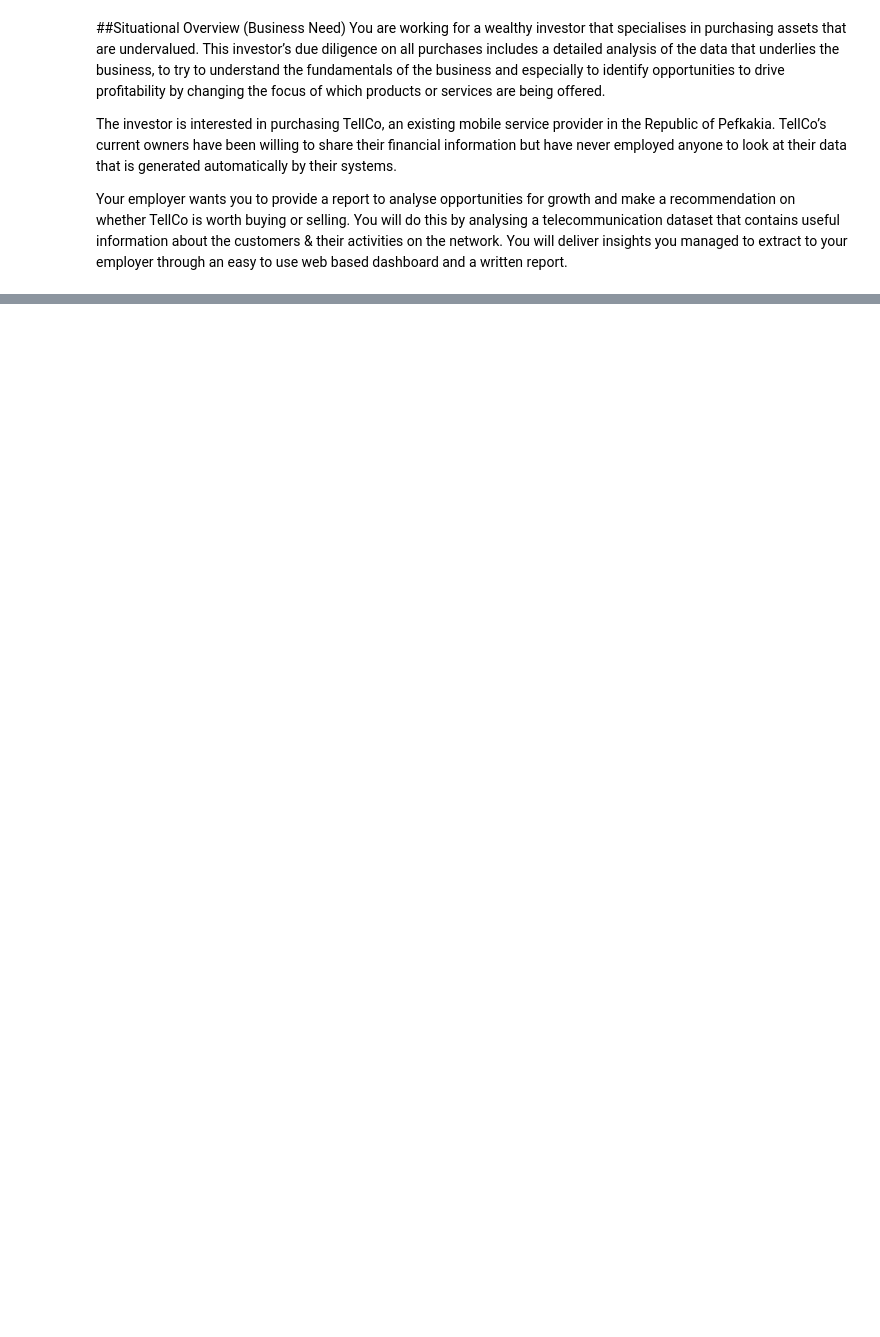
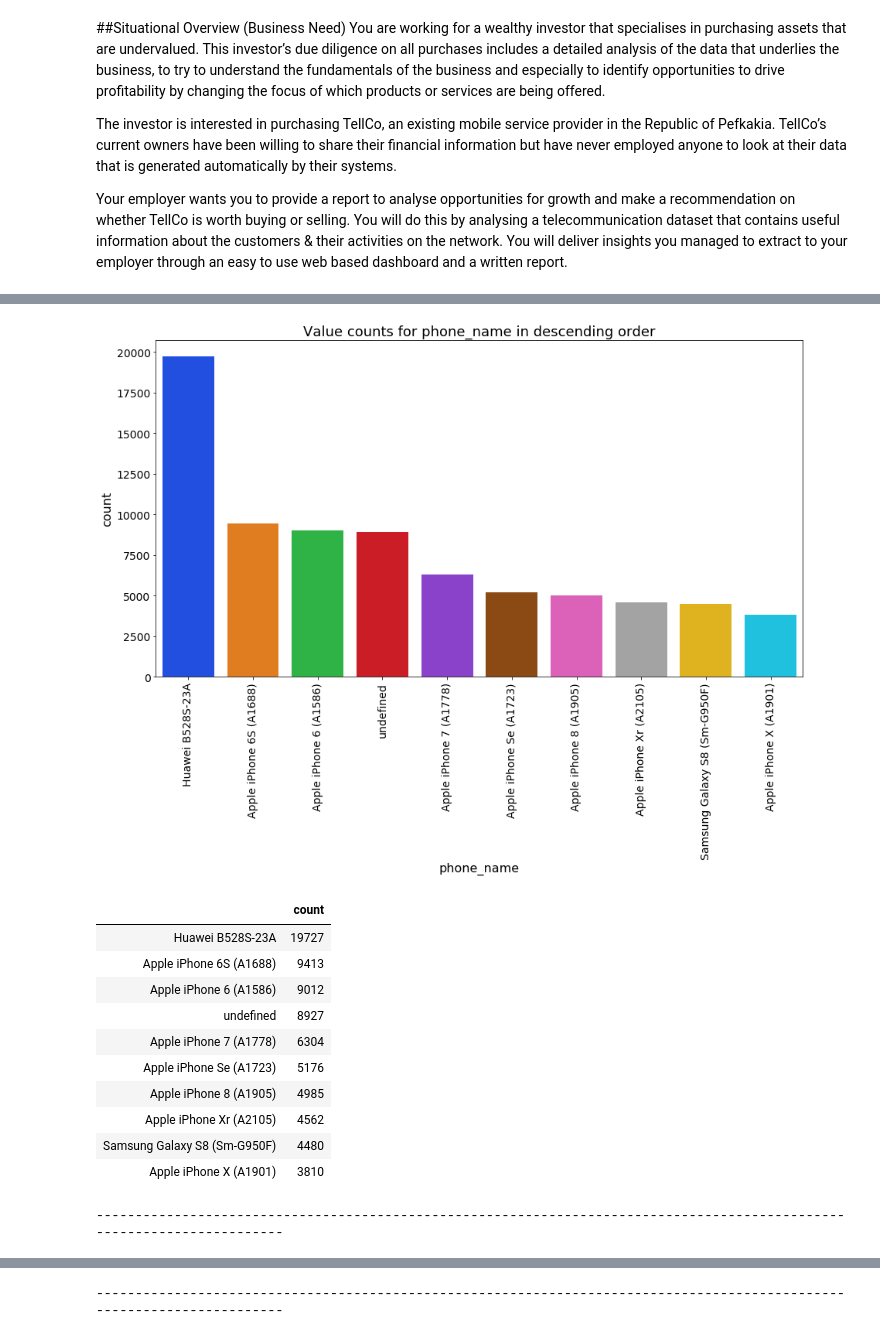
Before and after one commit to bwibokhaabi/Telecomms, a Jupyter notebook: notebooks/eda.ipynb, the cells around one changed output, grey strips where cells are left out. Cells and saved outputs as stored; diff of their text form; code cells hidden in the pictures; blank space fills up the shorter version.

```diff
--- a/notebooks/eda.ipynb
+++ b/notebooks/eda.ipynb
@@ -121,0 +137,55 @@ Name: phone_name, dtype: object
+# %%
+#barplot function for categorical data
+def categ_barplot(categ,x,y):
+    #set size of plot
+    if len(x) >= 10:
+        plt.figure(figsize=(15,8))
+    else:
+        plt.figure(figsize=(12,8))
+
+    #plot bar chart y against x
+    sns.barplot(x=x, y=y, palette = 'bright')
+
+    #prettify the chart
+    if len(x) >=10:
+        plt.xticks(rotation=90, fontsize = 14)
+    else:
+        plt.xticks(fontsize = 14)
+
+    plt.yticks(fontsize = 14)
+    plt.xlabel(categ, fontsize = 16)
+    plt.ylabel('count', fontsize = 16)
+    plt.title('Value counts for ' + categ + ' in descending order', fontsize = 18)
+    plt.show()
+# %%
+categ_count = ['phone_name','phone_company']
+
+
+
+#plot bar graphs for all categorical variable distributions
+for categ in categ_count:
+    #plot only up to Top 10
+    df_top10 = df[categ].value_counts()[:10]
+    x = df_top10.index.values.tolist()
+    y = df_top10.values.tolist()
+    categ_barplot(categ,x,y)
+
+    #prettify and display table values as well
+    df_top10 = pd.DataFrame(df_top10)
+    df_top10.columns = ['count']
+    display(df_top10)
+    print('-'*120)
+# %% [output]
+[figure, added]
+|  | count |
+| Huawei B528S-23A | 19727 |
+| Apple iPhone 6S (A1688) | 9413 |
+| Apple iPhone 6 (A1586) | 9012 |
+| undefined | 8927 |
+| Apple iPhone 7 (A1778) | 6304 |
+| Apple iPhone Se (A1723) | 5176 |
+| Apple iPhone 8 (A1905) | 4985 |
+| Apple iPhone Xr (A2105) | 4562 |
+| Samsung Galaxy S8 (Sm-G950F) | 4480 |
+| Apple iPhone X (A1901) | 3810 |
+------------------------------------------------------------------------------------------------------------------------
@@ -121,0 +204 @@ Name: phone_name, dtype: object
+------------------------------------------------------------------------------------------------------------------------
```
Also changed, not shown: parts of 75 cells of this notebook, 1 other file.
